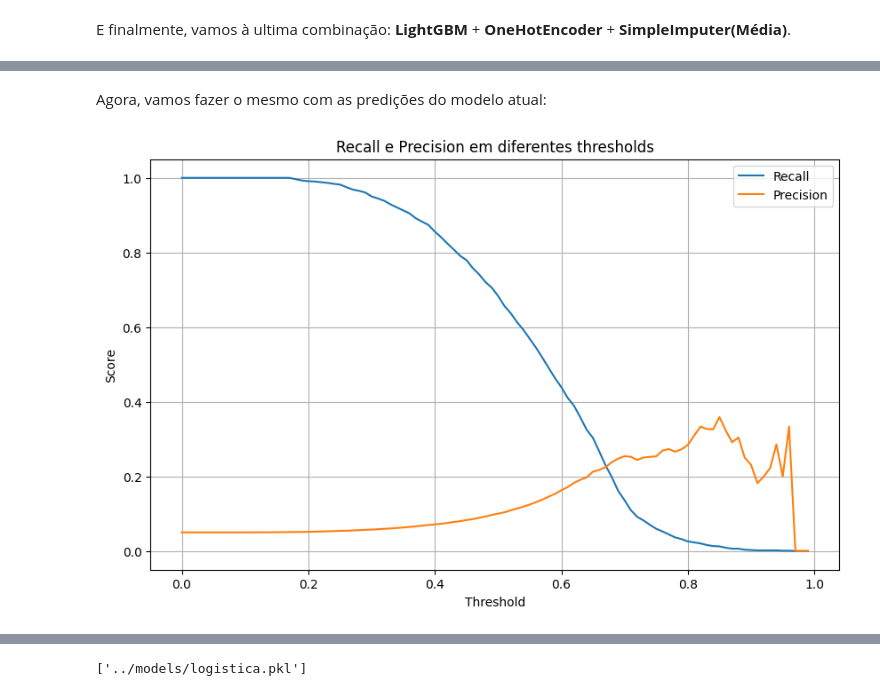
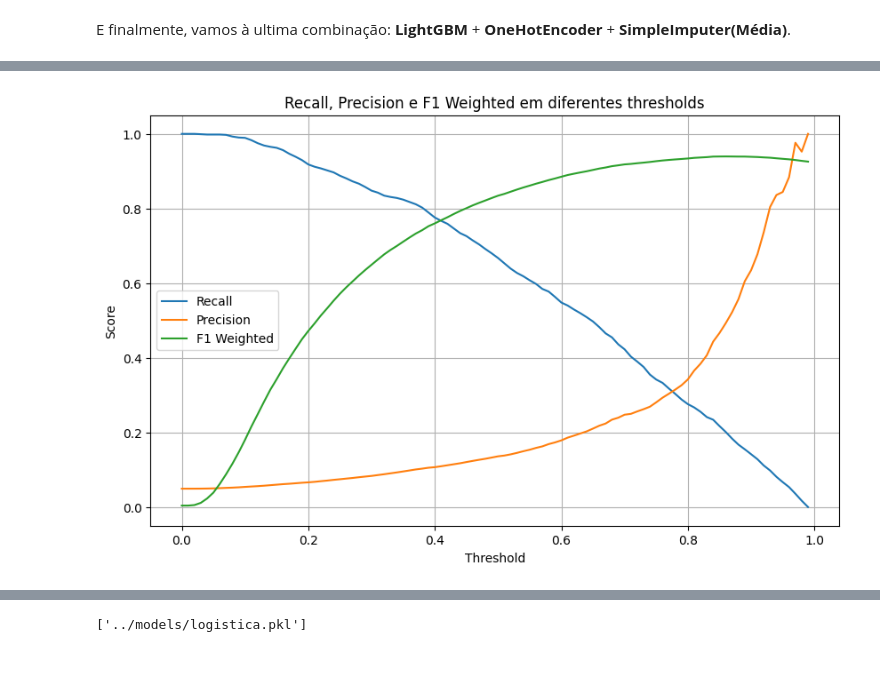
Before and after one commit to dnsrsdata/preditor_fraude, a Jupyter notebook: notebooks/model_experimentation.ipynb, the cells around one changed output, grey strips where cells are left out. Drawn from its saved outputs; the diff is of its cells as text; code cells hidden in the pictures; blank space fills up the shorter version.

```diff
--- a/notebooks/model_experimentation.ipynb
+++ b/notebooks/model_experimentation.ipynb
@@ -1106,3 +1108,0 @@ Vamos adicionar métricas financeiras para melhorar a análise. Vamos relembrar:
-# %%
-data_metrics["label_fraude_novo_modelo"] = pipexgb.predict(x_teste)
-data_metrics["score_fraude_novo_modelo"] = pipexgb.predict_proba(x_teste)[:, 1]
@@ -1130,4 +1226,5 @@ Ganhos Líquidos = 46362.210
 # %%
+# Criando o dicionário base
 data_dict = {"Threshold":[],
              "Recall":[],
              "Precision":[],
@@ -1136,9 +1233,12 @@ data_dict = {"Threshold":[],
              "Perdas":[],
              "Ganhos Líquidos":[]}
 
+# Adicionando as predições de probabilidade
+data_metrics["score_fraude_logistica_2"] = pipe_logistica_2.predict_proba(x_teste)[:, 1]
+
 # Calculando as métricas para cada threshold
 for threshold in np.arange(0, 1, 0.01):
-    predictions = (data_metrics["score_fraude_novo_modelo"] >= threshold).astype(int)
+    predictions = (data_metrics["score_fraude_logistica_2"] >= threshold).astype(int)
     recall = recall_score(y_teste, predictions)
     precision = precision_score(y_teste, predictions)
     f1 = f1_score(y_teste, predictions, average="weighted")
@@ -1147,9 +1247,9 @@ for threshold in np.arange(0, 1, 0.01):
     data_dict["Precision"].append(precision)
     data_dict["F1 Weighted"].append(f1)
 
-    data_metrics["label_fraude_novo_modelo"] = predictions
-    acertos = data_metrics.query(f"fraude == 0 and label_fraude_novo_modelo == 0")
-    erros = data_metrics.query(f"fraude == 1 and label_fraude_novo_modelo == 0")
+    data_metrics["label_fraude_novo_logistica_2"] = predictions
+    acertos = data_metrics.query(f"fraude == 0 and label_fraude_novo_logistica_2 == 0")
+    erros = data_metrics.query(f"fraude == 1 and label_fraude_novo_logistica_2 == 0")
     ganhos = (acertos["valor_compra"] * 0.10).sum()
     perdas = erros["valor_compra"].sum()
     diff_ganhos_perdas = ganhos - perdas
@@ -1188,44 +1288,49 @@ pd.DataFrame(data_dict).sort_values(by="Ganhos Líquidos", ascending=False)
 | 0 | 0.00 | 1.000000 | 0.050000 | 0.004762 | 0.000 | 0.00 | 0.000 |
 100 rows × 7 columns
-# %% [markdown]
-Agora, vamos fazer o mesmo com as predições do modelo atual:
 # %%
-# Definindo listas vazias
-thresholds = []
-recall_list = []
-precision_list = []
-earnings = []
-loses = []
-diff_earnings_loses = []
+# Criando o dicionário base
+data_dict = {"Threshold":[],
+             "Recall":[],
+             "Precision":[],
+             "F1 Weighted":[],
+             "Ganhos Brutos":[],
+             "Perdas":[],
+             "Ganhos Líquidos":[]}
+
+# Adicionando as predições de probabilidade
+data_metrics["score_fraude_lightgbm"] = pipelgbm.predict_proba(x_teste)[:, 1]
 
 # Calculando as métricas para cada threshold
 for threshold in np.arange(0, 1, 0.01):
-    predictions = (pipe.predict_proba(x_teste)[:, 1] >= threshold).astype(int)
+    predictions = (data_metrics["score_fraude_lightgbm"] >= threshold).astype(int)
     recall = recall_score(y_teste, predictions)
     precision = precision_score(y_teste, predictions)
-    recall_list.append(recall)
-    precision_list.append(precision)
-    thresholds.append(threshold)
+    f1 = f1_score(y_teste, predictions, average="weighted")
+    data_dict["Threshold"].append(threshold)
+    data_dict["Recall"].append(recall)
+    data_dict["Precision"].append(precision)
+    data_dict["F1 Weighted"].append(f1)
 
-    conjunto_teste[f"predict_threshold_{str(threshold).replace('.', '_')}"] = predictions
-    acertos = conjunto_teste.query(f"fraude == 0 and predict_threshold_{str(threshold).replace('.', '_')} == 0")
-    erros = conjunto_teste.query(f"fraude == 1 and predict_threshold_{str(threshold).replace('.', '_')} == 0")
+    data_metrics["label_fraude_novo_lightgbm"] = predictions
+    acertos = data_metrics.query(f"fraude == 0 and label_fraude_novo_lightgbm == 0")
+    erros = data_metrics.query(f"fraude == 1 and label_fraude_novo_lightgbm == 0")
     ganhos = (acertos["valor_compra"] * 0.10).sum()
     perdas = erros["valor_compra"].sum()
     diff_ganhos_perdas = ganhos - perdas
-    earnings.append(ganhos)
-    loses.append(perdas)
-    diff_earnings_loses.append(diff_ganhos_perdas)
+    data_dict["Ganhos Brutos"].append(ganhos)
+    data_dict["Perdas"].append(perdas)
+    data_dict["Ganhos Líquidos"].append(diff_ganhos_perdas)
 
 # Plotando o gráfico
 plt.figure(figsize=(10, 6))
-sns.lineplot(x=thresholds, y=recall_list, label='Recall')
-sns.lineplot(x=thresholds, y=precision_list, label='Precision')
+sns.lineplot(x=data_dict["Threshold"], y=data_dict["Recall"], label='Recall')
+sns.lineplot(x=data_dict["Threshold"], y=data_dict["Precision"], label='Precision')
+sns.lineplot(x=data_dict["Threshold"], y=data_dict["F1 Weighted"], label='F1 Weighted')
 plt.xlabel('Threshold')
 plt.ylabel('Score')
-plt.title('Recall e Precision em diferentes thresholds')
+plt.title('Recall, Precision e F1 Weighted em diferentes thresholds')
 plt.legend()
 plt.grid(True)
 plt.show()
 # %% [output]
-[figure, old version]
+[figure, new version]
```
Also changed, not shown: parts of 29 cells of this notebook.
